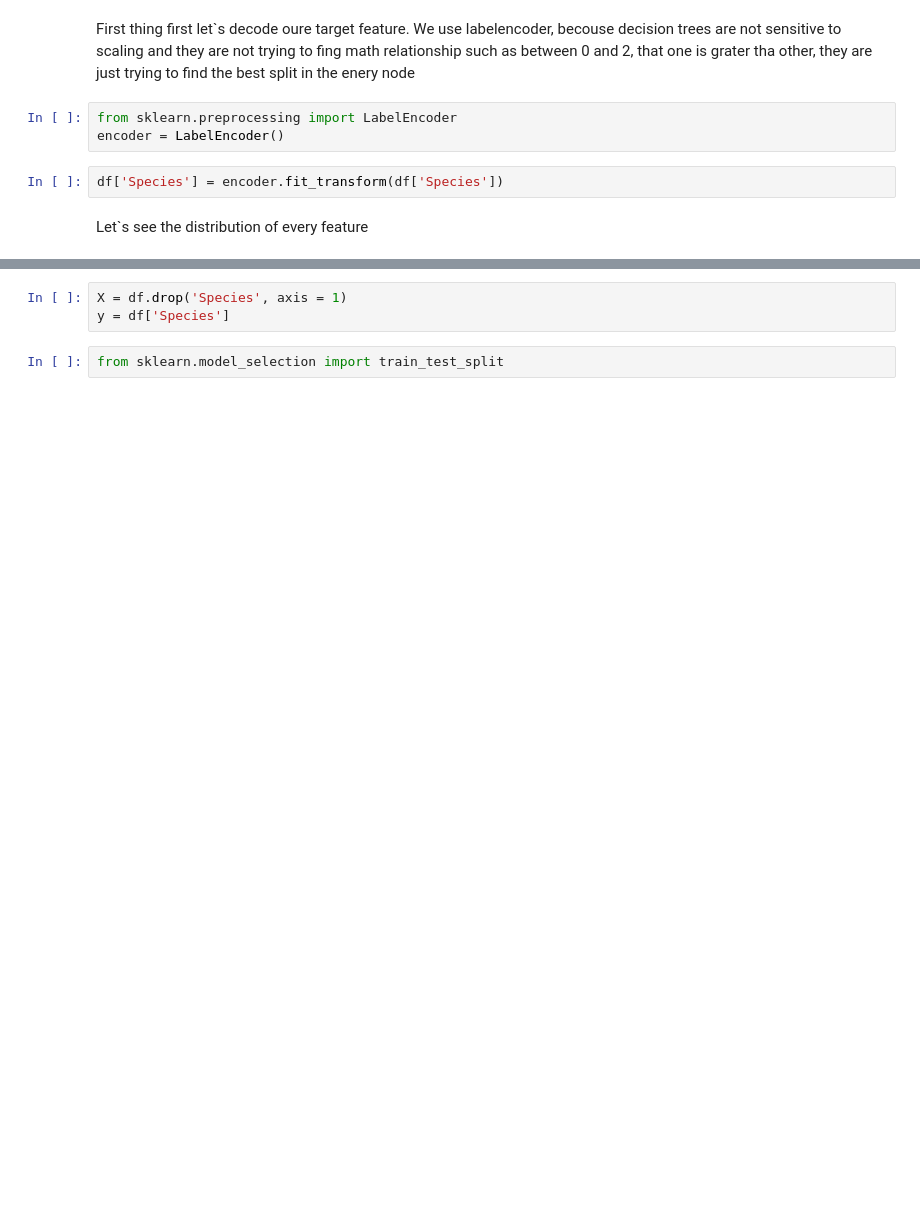
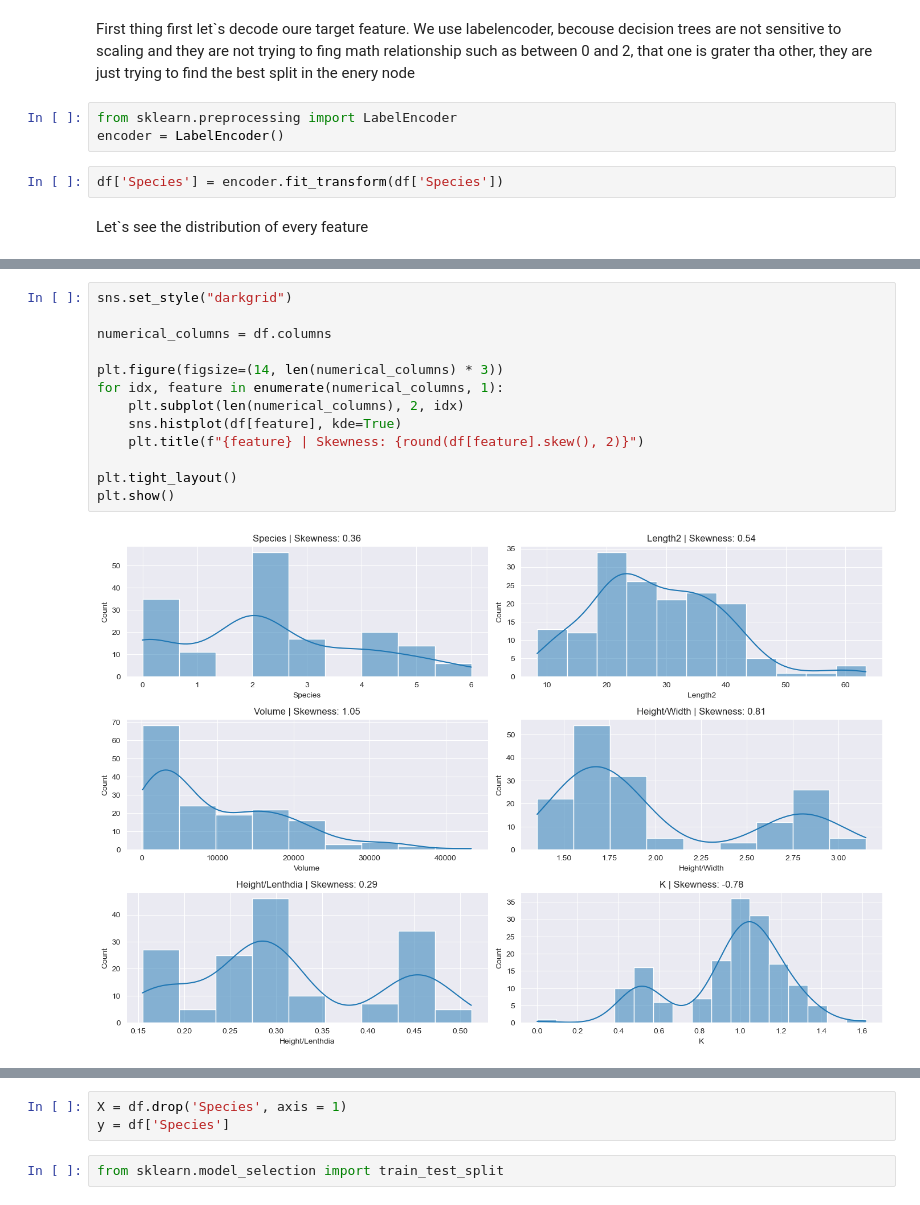
Before and after one commit to yuliapuga/fish_hackathon, a Jupyter notebook: rf_fish.ipynb, the cells around one changed output, grey strips where cells are left out. Cells and saved outputs as stored; diff of their text form; blank space fills up the shorter version.

```diff
--- a/rf_fish.ipynb
+++ b/rf_fish.ipynb
@@ -111,0 +133,15 @@ plt.show()
+# %%
+sns.set_style("darkgrid")
+
+numerical_columns = df.columns
+
+plt.figure(figsize=(14, len(numerical_columns) * 3))
+for idx, feature in enumerate(numerical_columns, 1):
+    plt.subplot(len(numerical_columns), 2, idx)
+    sns.histplot(df[feature], kde=True)
+    plt.title(f"{feature} | Skewness: {round(df[feature].skew(), 2)}")
+
+plt.tight_layout()
+plt.show()
+# %% [output]
+[figure, added]
```
Also changed, not shown: parts of 26 cells of this notebook, 1 other file.
